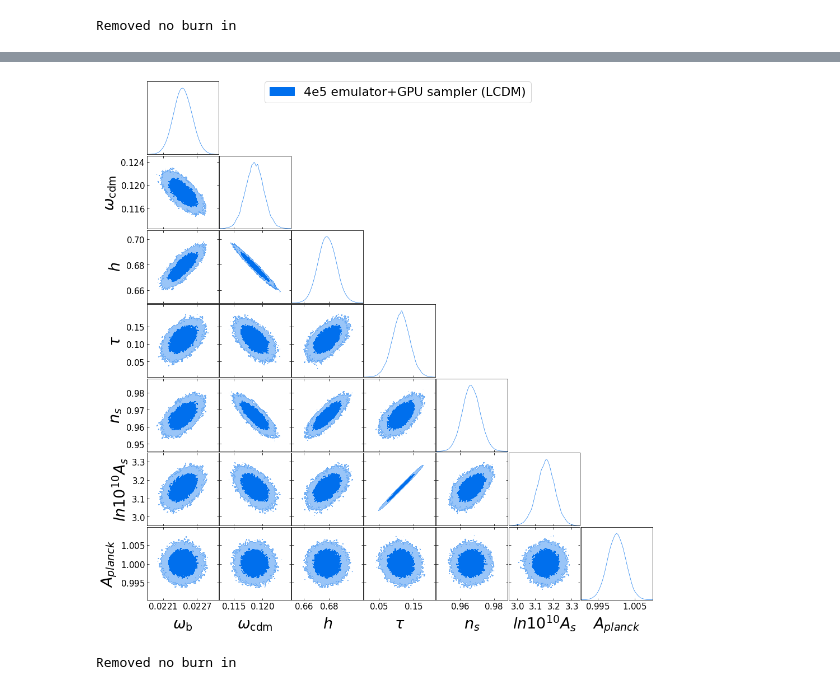
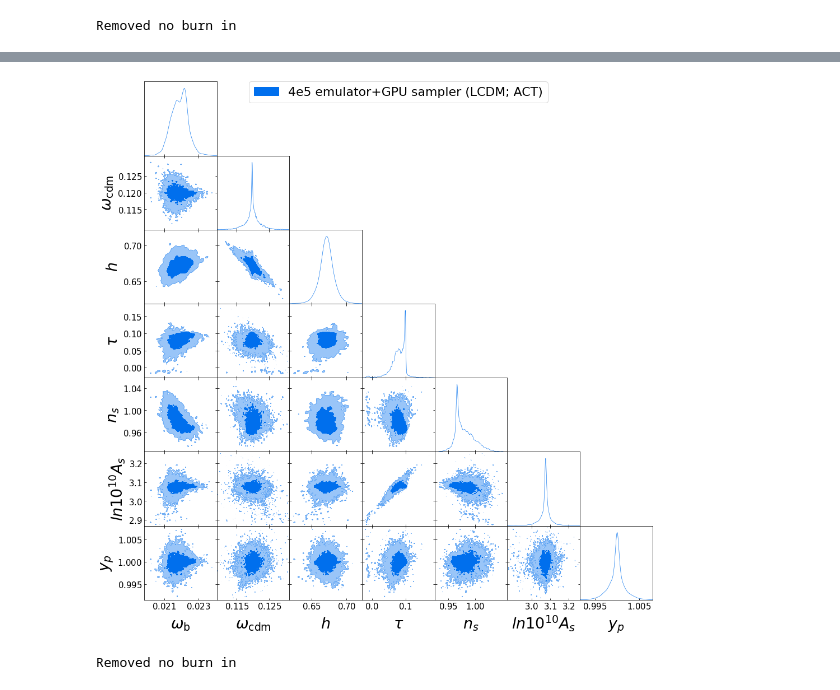
Before and after one commit to keirkwame/axionEmu, a Jupyter notebook: Open_access_version_of_4e5_Planck_2018_3x2pt_analysis_(ma=_29).ipynb, the cells around one changed output, grey strips where cells are left out. Drawn from its saved outputs; the diff is of its cells as text; code cells hidden in the pictures.

Commit message:
Use priors in ACT likelihood

```diff
--- a/Open_access_version_of_4e5_Planck_2018_3x2pt_analysis_(ma=_29).ipynb
+++ b/Open_access_version_of_4e5_Planck_2018_3x2pt_analysis_(ma=_29).ipynb
@@ -285,7 +269,7 @@ EPSILON  = np.reshape(np.array([ 1E-4,      1E-4,     1E-2,   1E-3,   1E-3,    1
 parameters_and_priors_ax = {'omega_b':      [0.0174, 0.0274, 'uniform'],
                          'omega_cdm':    [0.0003, 0.149, 'uniform'],
                          'h':            [0.55, 0.82,   'uniform'],
-                         'tau_reio':     [0.01, 0.26,   'uniform'],
+                         'tau_reio':     [0.065, 0.015,   'gaussian'],
                          'n_s':          [0.86, 1.07,   'uniform'],
                          'ln10A_s': [2.83,  3.4,  'uniform'],
                           #'log10ma': [2.9, 3.1, 'uniform'], #10^32ma(ma in unit of eV)
@@ -293,6 +277,13 @@ parameters_and_priors_ax = {'omega_b':      [0.0174, 0.0274, 'uniform'],
                          'yp':     [0.9, 1.1,  'uniform'],
                          }
 fixed = {'log10ma': 2.0, 'omega_ax': 9.794086321726434e-10}
+
+#Create prior arrays
+prior_min = np.array([0.0174, 0.0003, 0.55, 0.01, 0.86, 2.83, 0.9])
+prior_max = np.array([0.0274, 0.149, 0.82, 0.26, 1.07, 3.4, 1.1])
+
+#Create Gaussian prior function
+gaussian_obj = sps.norm(loc=0.065, scale=0.015)
 
 #@tf.function #Can't use graph mode until re-write likelihood in tf
 def log_prob_ax(theta):
@@ -312,7 +303,7 @@ def log_prob_ax(theta):
   theta_all_dict = {**theta_dict, **fixed}
   for key in fixed.keys():
     theta_all_dict[key] = np.array([theta_all_dict[key],] * theta.shape[0])
-  print(theta_all_dict)
+  #print(theta_all_dict)
 
   #Add fixed parameters
   '''theta_fixed = np.zeros((theta.get_shape().as_list()[0], len(fixed.keys())))
@@ -330,12 +321,22 @@ def log_prob_ax(theta):
   #print(d_ell_ee.shape, d_ell_ee)
 
   #Get likelihood
-  likelihood = np.array([like.loglike(d_ell_tt[i], d_ell_te[i], d_ell_ee[i], yp[i]**2.) for i in range(d_ell_tt.shape[0])])
-  print(likelihood)
+  #likelihood = np.array([like.loglike(d_ell_tt[i], d_ell_te[i], d_ell_ee[i], yp[i]**2.) for i in range(d_ell_tt.shape[0])])
+  likelihood = np.ones(d_ell_tt.shape[0]) * -1.e+10
+  for i in range(d_ell_tt.shape[0]):
+    if np.sum(theta[i].numpy() > prior_max) + np.sum(theta[i].numpy() < prior_min):
+      pass
+    else:
+      likelihood[i] = like.loglike(d_ell_tt[i], d_ell_te[i], d_ell_ee[i], yp[i]**2.)
+
+  #Apply any Gaussian prior
+  print(np.log(gaussian_obj.pdf(theta_all_dict['tau_reio'])))
+  likelihood += np.log(gaussian_obj.pdf(theta_all_dict['tau_reio']))
+
+  #print(likelihood)
   likelihood_tf = tf.convert_to_tensor(likelihood, np.float32)
-  print(likelihood_tf)
+  #print(likelihood_tf)
 
-  #Assuming uniform priors!
   return likelihood_tf
 
 FIDUCIAL = np.reshape(np.array([ 0.022242,  0.1197,  0.673,  0.1,  0.9658,  3.0753,  1.0]).astype('float32'), (1, 7))
@@ -622,5 +625,5 @@ with tf.device(device):
 # %%
-burnin_steps = 200
+burnin_steps = 2 #200
 samples_ax = chain_ax.numpy()[burnin_steps:,:,:].reshape((-1, n_params_ax))
 #samples_2e4 = chain_2e4.numpy()[burnin_steps:,:,:].reshape((-1, n_params_ax))
 # %%
@@ -912,7 +915,7 @@ names = [r"\omega_{\mathrm{b}}",
          r"ln 10^{10} A_s",
          #r"log 10^{32} ma",
          #r"\omega_{\mathrm{ax}}",
-         r"A_{planck}"]
+         r"y_p"] #A_{planck}"]
 labels = names
 # mcsamples = MCSamples(samples=samples_test, names = names, labels = labels)
 mcsamples_ax = MCSamples(samples=samples_ax,names = names, labels = labels)
@@ -924,5 +927,5 @@ g.settings.legend_fontsize = 25
 Removed no burn in
 # %%
 ##LCDM
-g.triangle_plot([mcsamples_ax], filled=True, legend_labels=['4e5 emulator+GPU sampler (LCDM)'])
+g.triangle_plot([mcsamples_ax], filled=True, legend_labels=['4e5 emulator+GPU sampler (LCDM; ACT)'])
 # %% [output]
@@ -946,4 +951,4 @@ WARNING:root:fine_bins_2D not large enough for optimal density: ln, A_{planck}
-[figure, old version]
+[figure, new version]
 # %%
 ##All axion masses
 from getdist import plots, MCSamples
```
Also changed, not shown: parts of 10 cells of this notebook.
